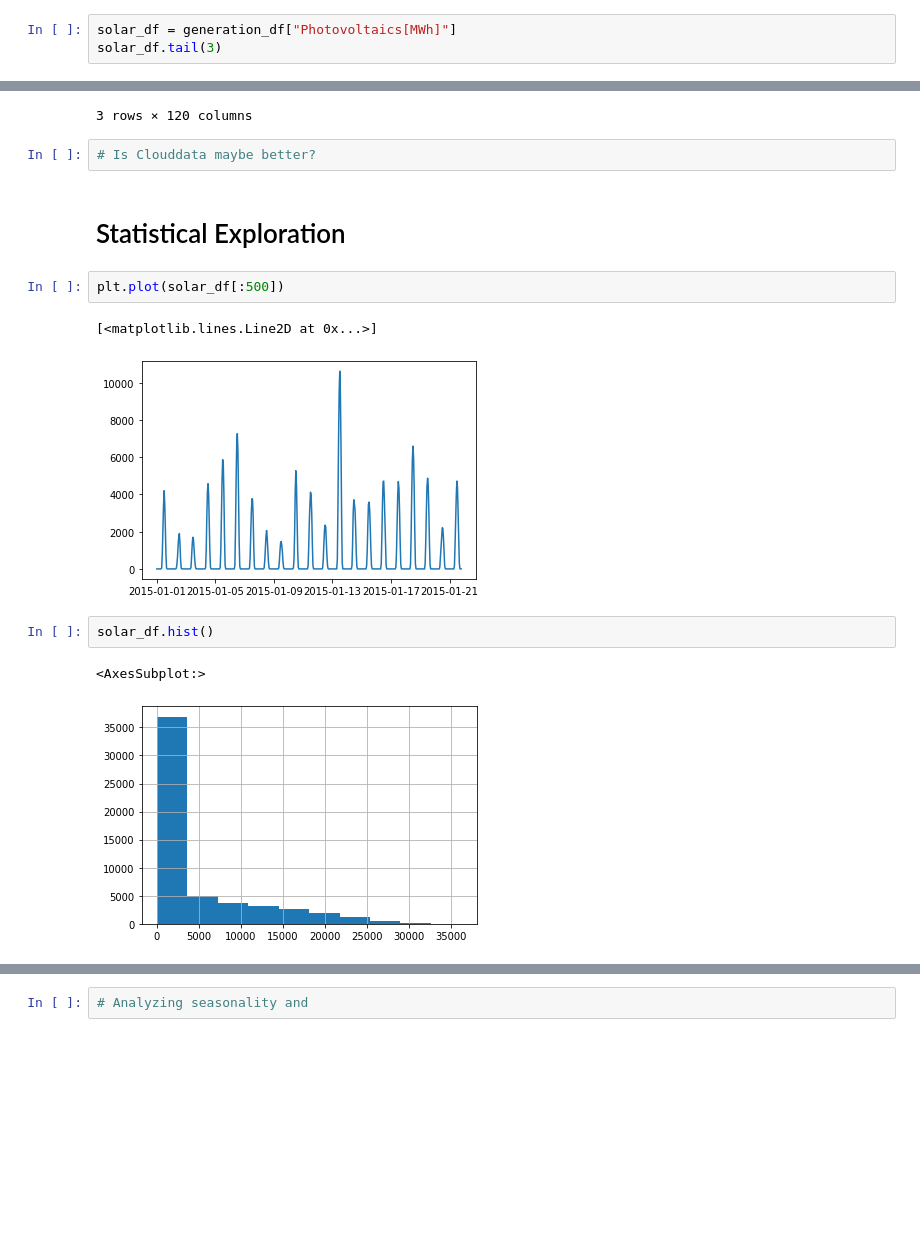
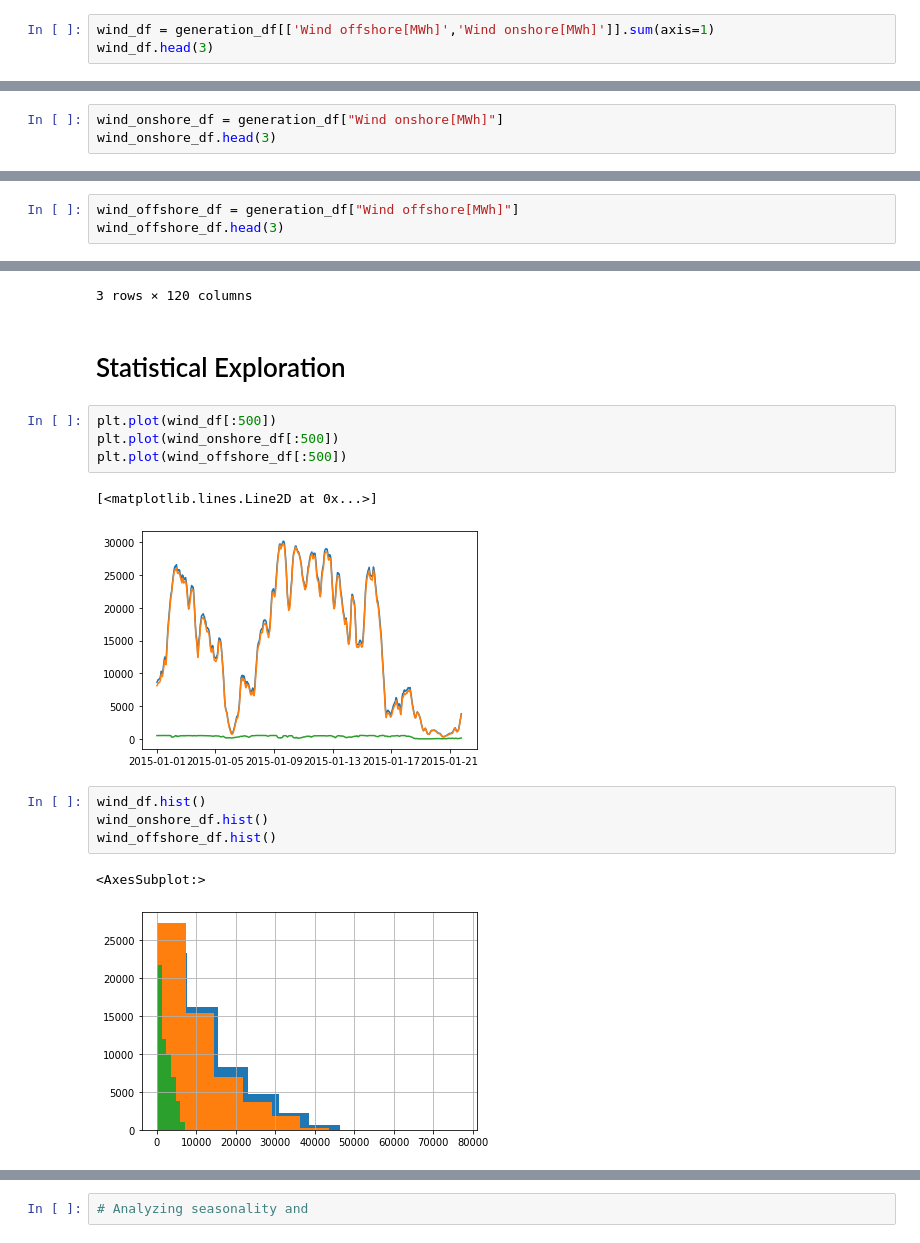
Before and after one commit to HaukeFock/predict_energy_generation, a Jupyter notebook: notebooks/hauke_fock_Model_18_wind_prediction-Sarimax.ipynb, the cells around one changed output, grey strips where cells are left out. Drawn from its saved outputs; the diff is of its cells as text; blank space fills up the shorter version.

```diff
--- a/notebooks/hauke_fock_Model_18_wind_prediction-Sarimax.ipynb
+++ b/notebooks/hauke_fock_Model_18_wind_prediction-Sarimax.ipynb
@@ -44,7 +44,7 @@ generation_df.head(3)
 | 2015-01-01 01:00:00 | 516.0 | 8300.0 | 0.0 |
 | 2015-01-01 02:00:00 | 514.0 | 8544.0 | 0.0 |
 # %%
-solar_df = generation_df["Photovoltaics[MWh]"]
-solar_df.tail(3)
+wind_df = generation_df[['Wind offshore[MWh]','Wind onshore[MWh]']].sum(axis=1)
+wind_df.head(3)
 # %% [output]
 Date
@@ -54,0 +55,3 @@ Name: Photovoltaics[MWh], dtype: float64
+# %%
+wind_onshore_df = generation_df["Wind onshore[MWh]"]
+wind_onshore_df.head(3)
@@ -54,0 +64,3 @@ Name: Photovoltaics[MWh], dtype: float64
+# %%
+wind_offshore_df = generation_df["Wind offshore[MWh]"]
+wind_offshore_df.head(3)
@@ -60,20 +78,22 @@ data_feature.tail(3)
 | 11662 | 2021-04-30 22:00:00 | 0.0 | 0.0 | 0.0 | 0.0 | 0.0 | 0.0 | 0.0 | 0.0 | 0.0 | ... | ... |
 | 11663 | 2021-04-30 23:00:00 | 0.0 | 0.0 | 0.0 | 0.0 | 0.0 | 0.0 | 0.0 | 0.0 | 0.0 | ... | ... |
 3 rows × 120 columns
-# %%
-# Is Clouddata maybe better?
 # %% [markdown]
 # Statistical Exploration
 # %%
-plt.plot(solar_df[:500])
+plt.plot(wind_df[:500])
+plt.plot(wind_onshore_df[:500])
+plt.plot(wind_offshore_df[:500])
 # %% [output]
 [<matplotlib.lines.Line2D at 0x...>]
-[figure, old version]
+[figure, new version]
 # %%
-solar_df.hist()
+wind_df.hist()
+wind_onshore_df.hist()
+wind_offshore_df.hist()
 # %% [output]
 <AxesSubplot:>
-[figure, old version]
+[figure, new version]
 # %%
 # p-value (should be less than 0.05 to be sattionary)
 from statsmodels.tsa.stattools import adfuller
```
Also changed, not shown: parts of 6 cells of this notebook, 1 other file.
